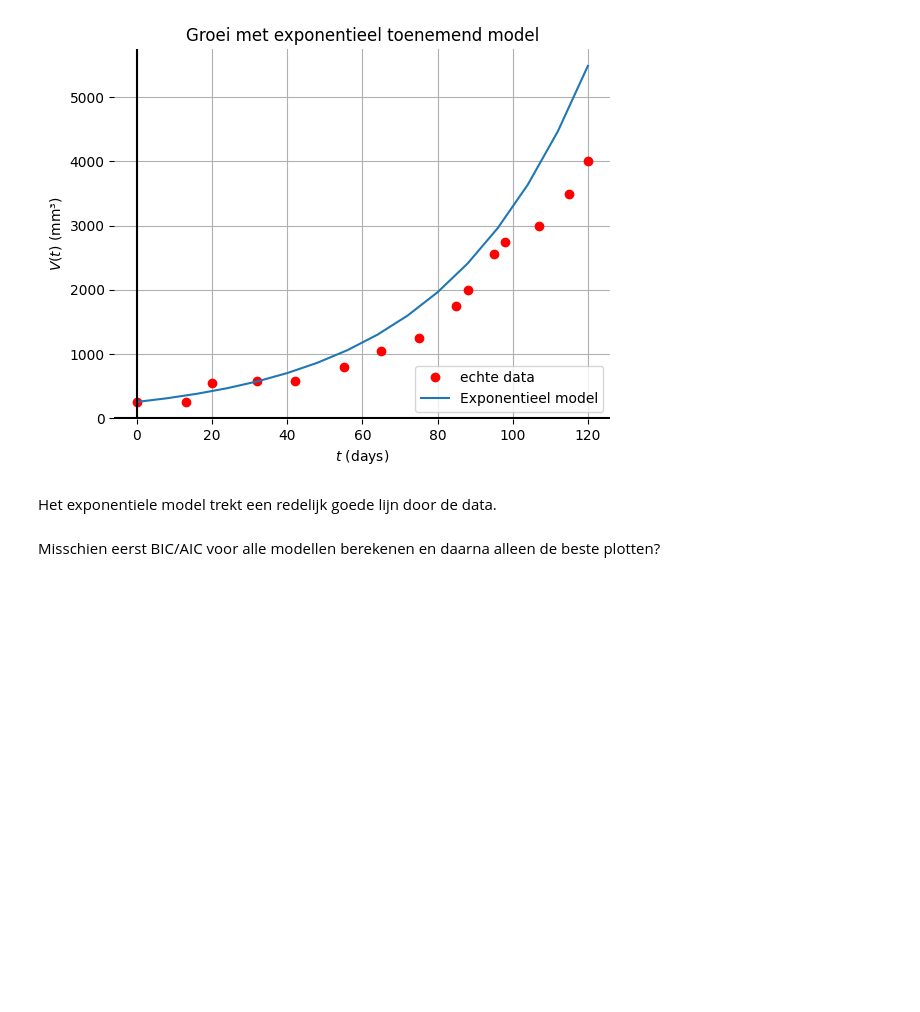
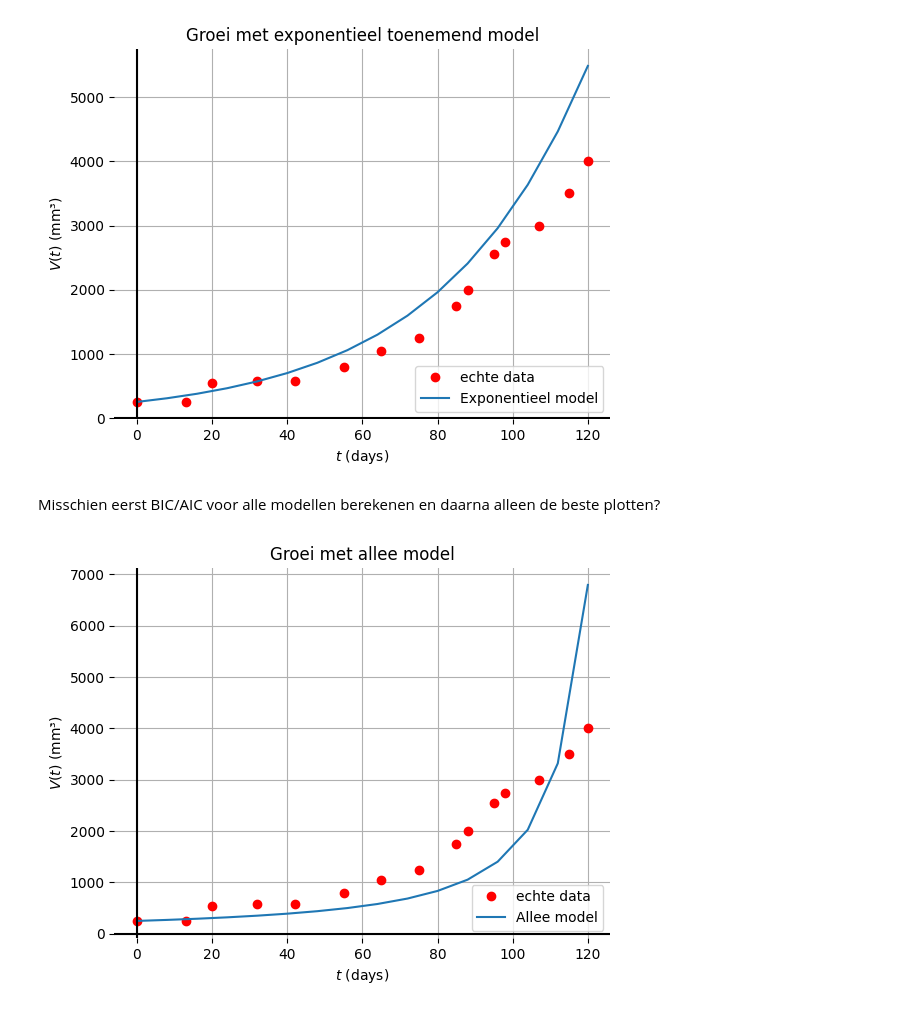
Before and after one commit to MirteDraaijer/ODEs, a Jupyter notebook: ode_demo.ipynb, the cells around one changed output. Drawn from its saved outputs; the diff is of its cells as text; code cells hidden in the pictures; blank space fills up the shorter version.

Commit message:
Fit methode getest op alle modellen, aic waarde functie toegevoegd en paar dingen ingebouwd tegen math domain errors

```diff
--- a/ode_demo.ipynb
+++ b/ode_demo.ipynb
@@ -195,7 +348,27 @@ plt.legend()
 plt.show()
 # %% [output]
 [figure]
-# %% [markdown]
-Het exponentiele model trekt een redelijk goede lijn door de data.
 # %% [markdown]
 Misschien eerst BIC/AIC voor alle modellen berekenen en daarna alleen de beste plotten?
+# %%
+voorbeeld2 = ode_solver(250, 15, 8)
+params0 = {"c" : 0.0, "min_volume" : 0, "max_volume" : 0}
+params, mse = voorbeeld2.fit(
+    echte_volumes=  Vs_exact,
+    model = lambda c, min_volume, max_volume: voorbeeld2.allee(c, min_volume, max_volume),
+    params0 = params0
+)
+
+dagen, volumes = voorbeeld2.allee(**params)
+
+plt.plot(ts_exact, Vs_exact, "or", label = "echte data")
+voorbeeld2.plot(dagen, volumes, "Allee model")
+
+plt.axhline(0.0, color="k"); plt.axvline(0.0, color="k")
+plt.title("Groei met allee model"); plt.xlabel("$t$ (days)"); plt.ylabel("$V(t)$ (mm³)")
+plt.grid(True); plt.box(False)
+plt.legend()
+
+plt.show()
+# %% [output]
+[figure, added]
```
Also changed, not shown: parts of 22 cells of this notebook, 1 other file.
